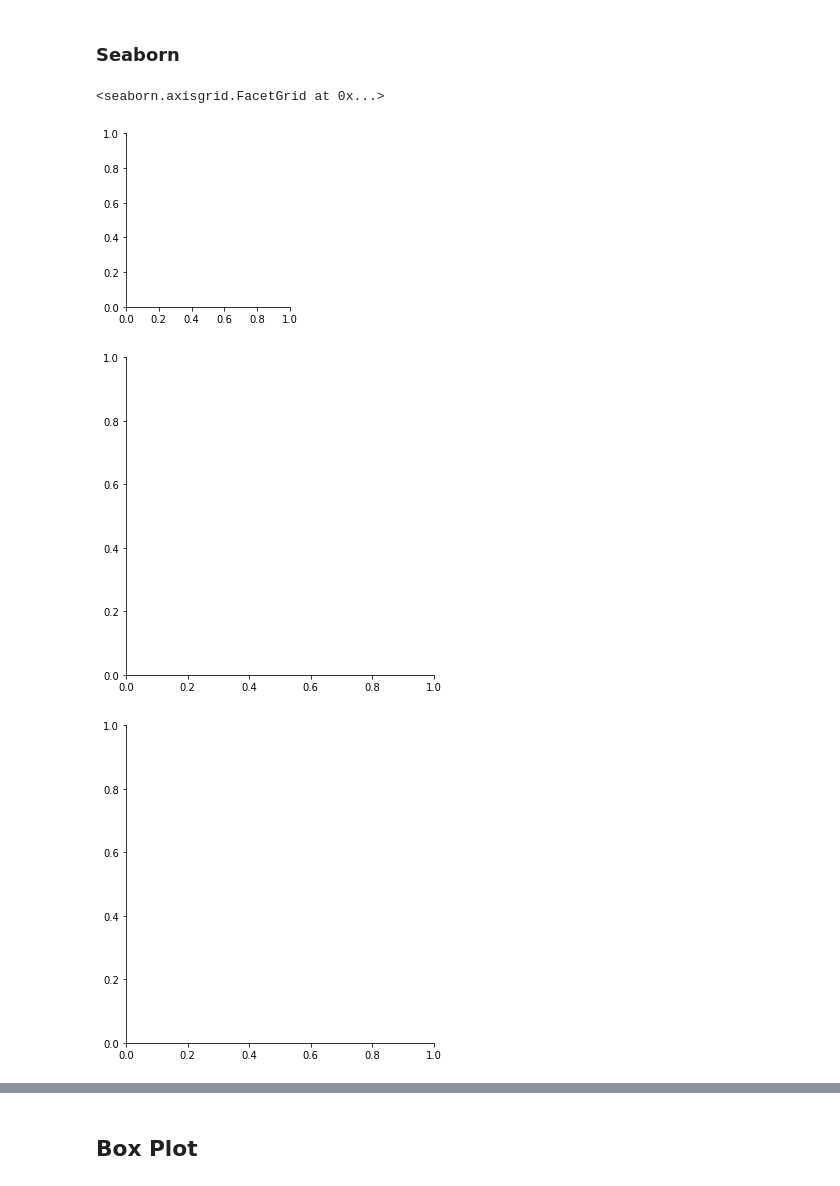
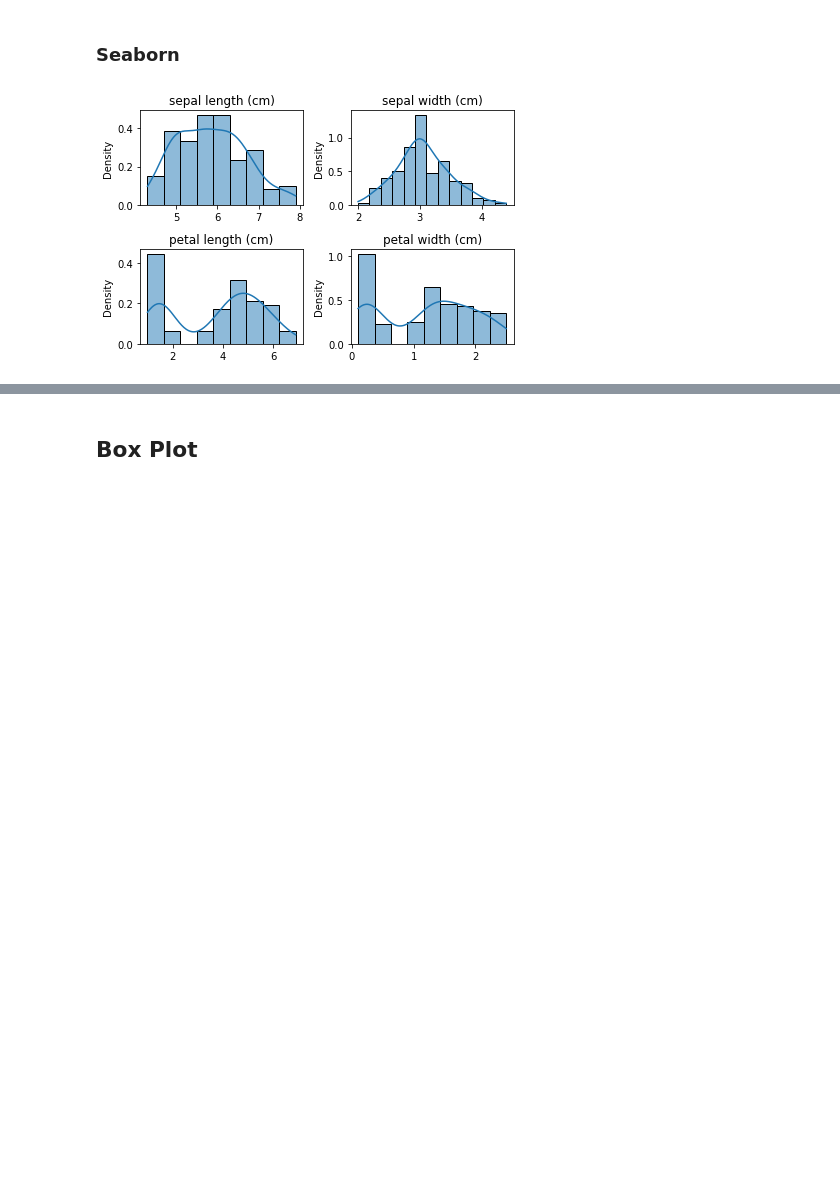
Before and after one commit to v-fuentec/AI-bootcamp, a Jupyter notebook: data-visualization.ipynb, the cells around one changed output, grey strips where cells are left out. Cells and saved outputs as stored; diff of their text form; code cells hidden in the pictures; blank space fills up the shorter version.

```diff
--- a/data-visualization.ipynb
+++ b/data-visualization.ipynb
@@ -66,17 +66,12 @@ plt.show()
 # %% [markdown]
 ### Seaborn
 # %%
-"""fig, axs = plt.subplots(2,2)
+fig, axs = plt.subplots(2,2)
 axes = [axs[0,0], axs[0,1], axs[1,0], axs[1,1]]
 for i,ax in enumerate(axes):
     sns.histplot(data=iris.data[:,i], stat='density', kde=True, ax=ax)
     ax.set_title(iris.feature_names[i])
 fig.tight_layout() #To solve space between plots issues
-plt.show()"""
-
-sns.FacetGrid(df, hue="class").map(sns.displot)
+plt.show()
 # %% [output]
-<seaborn.axisgrid.FacetGrid at 0x...>
-[figure, old version]
+[figure, new version]
-[figure, removed]
-[figure, removed]
```
Also changed, not shown: parts of 1 cell of this notebook.
